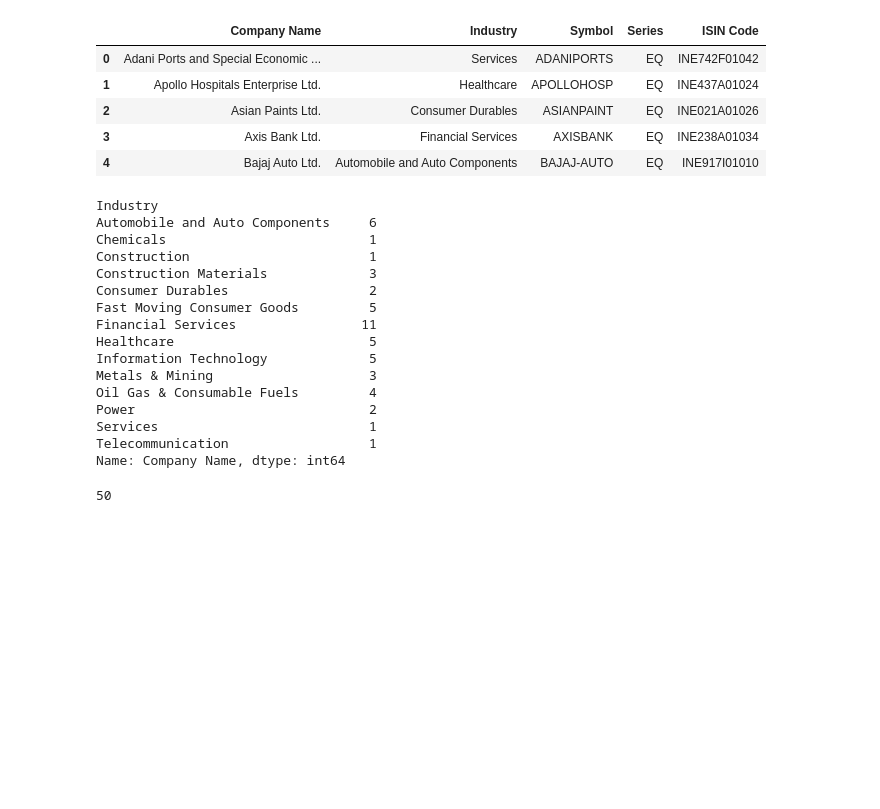
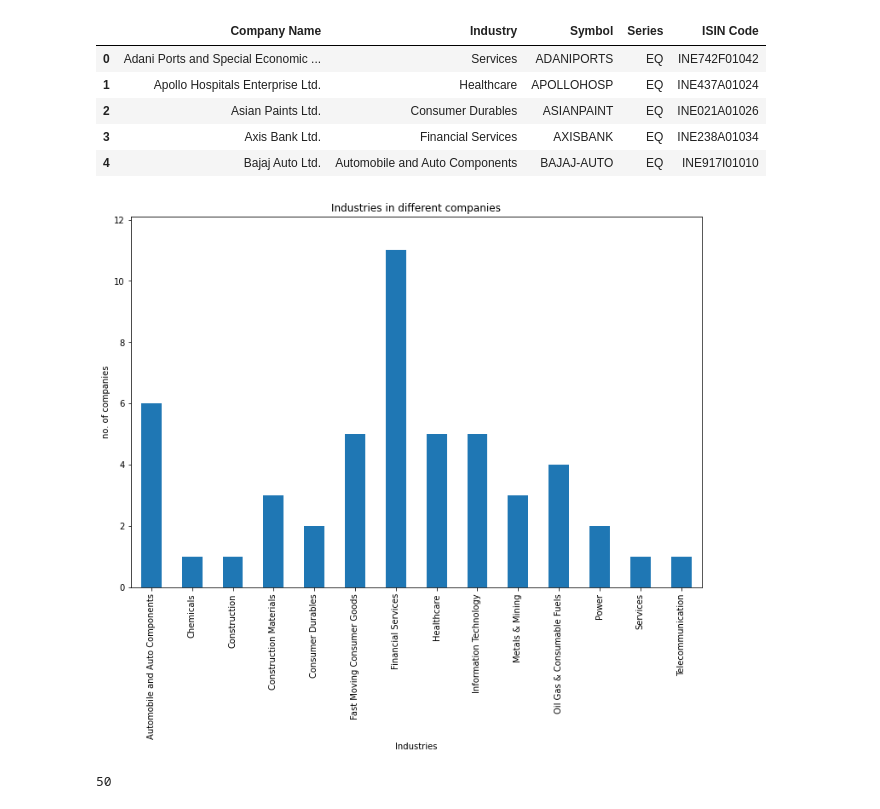
Before and after one commit to srilav/machinelearning, a Jupyter notebook: Team_11_Capstone_Project.ipynb, the cells around one changed output. Saved outputs shown, nothing was run; the diff lists cells and outputs as text; code cells hidden in the pictures; blank space fills up the shorter version.

```diff
--- a/Team_11_Capstone_Project.ipynb
+++ b/Team_11_Capstone_Project.ipynb
@@ -40,7 +80,7 @@ pd.options.display.max_rows = 25
 pd.options.display.max_columns = 25
 # %%
 path = '/content/ind_nifty50list.csv'
-df_stocks = pd.read_csv(path).fillna(0)
+df_stocks = pd.read_csv(path)
 # %%
 df_stocks.head()
 # %% [output]
@@ -51,24 +91,17 @@ df_stocks.head()
 | 3 | Axis Bank Ltd. | Financial Services | AXISBANK | EQ | INE238A01034 |
 | 4 | Bajaj Auto Ltd. | Automobile and Auto Components | BAJAJ-AUTO | EQ | INE917I01010 |
 # %%
-df_stocks.groupby(by = ['Industry'])['Company Name'].count()
+df_stocks_seg = df_stocks.groupby(by = ['Industry'])['Company Name'].count()
-# %% [output]
-Industry
-Automobile and Auto Components     6
-Chemicals                          1
-Construction                       1
-Construction Materials             3
-Consumer Durables                  2
-Fast Moving Consumer Goods         5
-Financial Services                11
-Healthcare                         5
-Information Technology             5
-Metals & Mining                    3
-Oil Gas & Consumable Fuels         4
-Power                              2
-Services                           1
-Telecommunication                  1
-Name: Company Name, dtype: int64
+# %%
+# NIFTY 50 Sector Weightage Representation.
+%matplotlib inline
+ax = df_stocks_seg.plot(kind='bar', figsize=(12, 8), title='Industries in different companies',
+             xlabel='Industries', ylabel='no. of companies', legend=False)
+
+# pad the spacing between the number and the edge of the figure
+ax.margins(y=0.1)
+# %% [output]
+[figure, added]
 # %%
 len(df_stocks)
 # %% [output]
```
Also changed, not shown: parts of 88 cells of this notebook.
